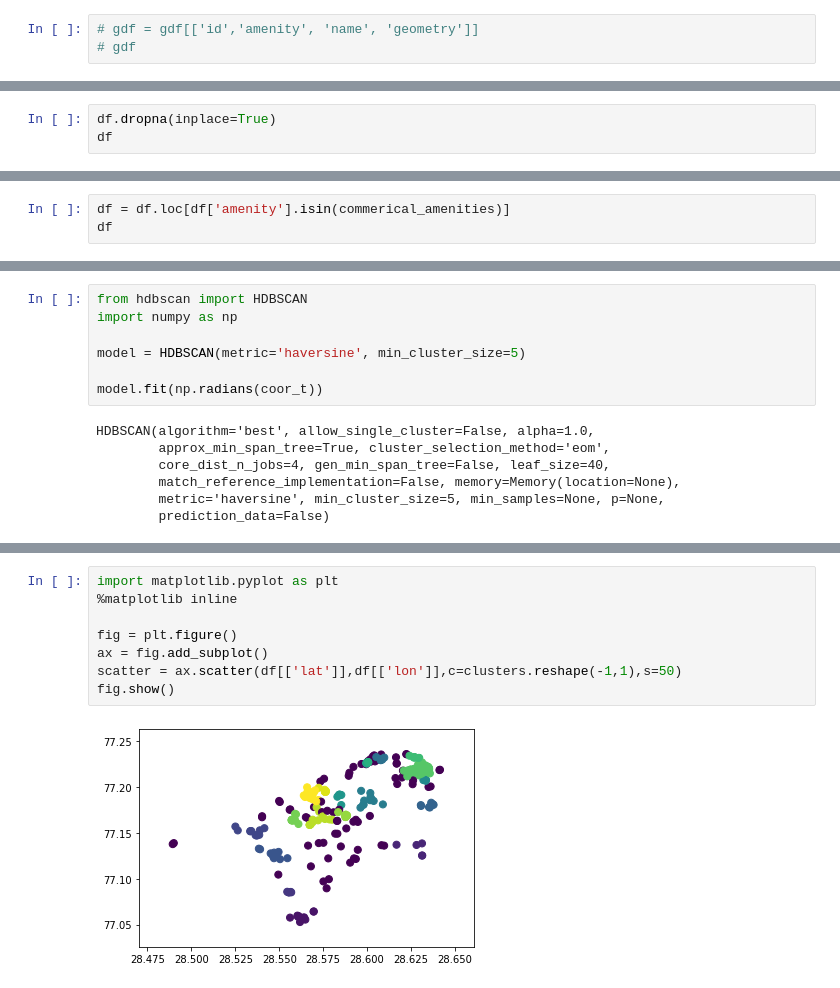
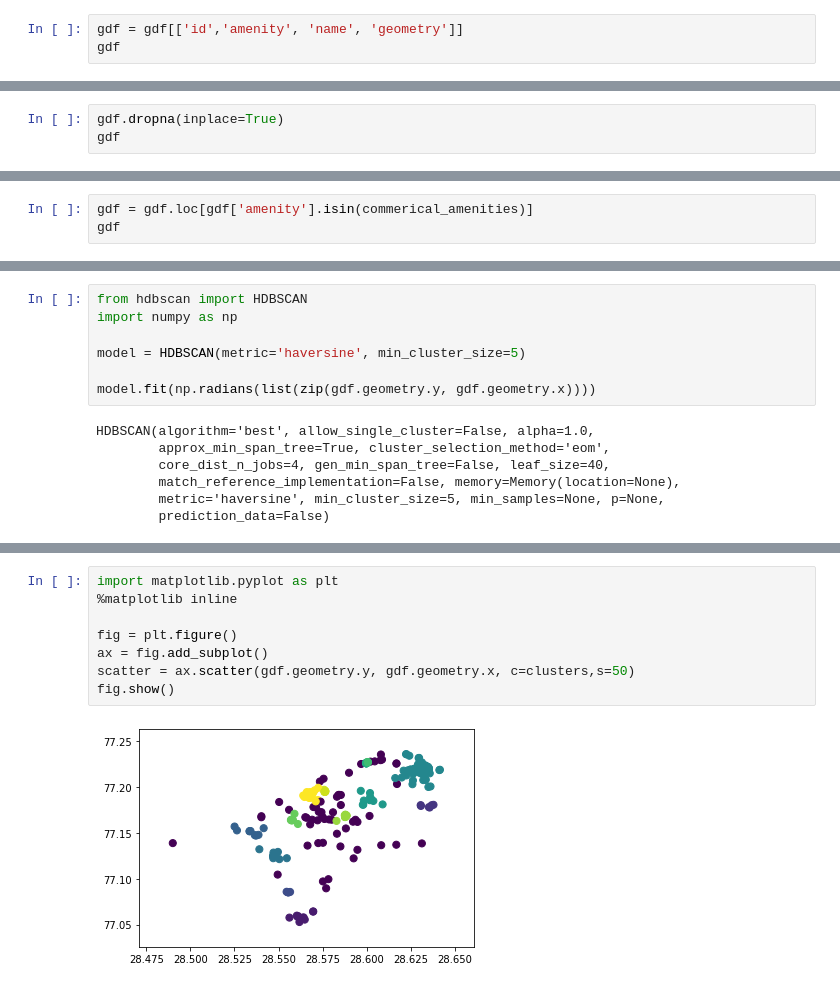
Before and after one commit to sourishsarmah/Commercial_Centers_using_POI_data, a Jupyter notebook: Commercial_Clusters_using_POI.ipynb, the cells around one changed output, grey strips where cells are left out. Drawn from its saved outputs; the diff is of its cells as text.

```diff
--- a/Commercial_Clusters_using_POI.ipynb
+++ b/Commercial_Clusters_using_POI.ipynb
@@ -53,3 +57,3 @@ nodes
 # %%
-# gdf = gdf[['id','amenity', 'name', 'geometry']]
-# gdf
+gdf = gdf[['id','amenity', 'name', 'geometry']]
+gdf
@@ -80,6 +74,6 @@ df
 # %% [markdown]
 ### Data Cleaning
 # %%
-df.dropna(inplace=True)
-df
+gdf.dropna(inplace=True)
+gdf
 # %% [output]
@@ -138,6 +133,6 @@ commerical_amenities = [
     'internet_cafe', 'coworking_space'
 ]
 # %%
-df = df.loc[df['amenity'].isin(commerical_amenities)]
-df
+gdf = gdf.loc[gdf['amenity'].isin(commerical_amenities)]
+gdf
 # %% [output]
@@ -189,7 +179,7 @@ import numpy as np
 
 model = HDBSCAN(metric='haversine', min_cluster_size=5)
 
-model.fit(np.radians(coor_t))
+model.fit(np.radians(list(zip(gdf.geometry.y, gdf.geometry.x))))
 # %% [output]
 HDBSCAN(algorithm='best', allow_single_cluster=False, alpha=1.0,
         approx_min_span_tree=True, cluster_selection_method='eom',
@@ -245,11 +237,11 @@ array([ 3,  3, 14, 14, 14, -1,  3, -1,  6,  7,  3,  7,  7, 18, -1, -1,  7,
 # %%
 import matplotlib.pyplot as plt
 %matplotlib inline
 
 fig = plt.figure()
 ax = fig.add_subplot()
-scatter = ax.scatter(df[['lat']],df[['lon']],c=clusters.reshape(-1,1),s=50)
+scatter = ax.scatter(gdf.geometry.y, gdf.geometry.x, c=clusters,s=50)
 fig.show()
 # %% [output]
-[figure, old version]
+[figure, new version]
 # %%
```
Also changed, not shown: parts of 42 cells of this notebook.
